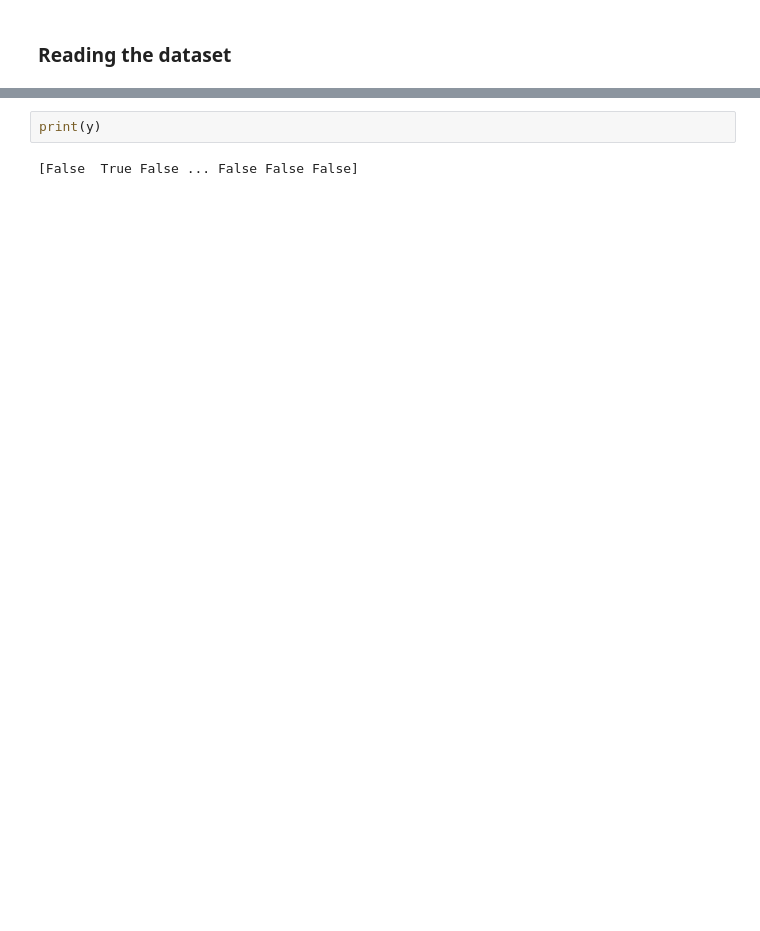
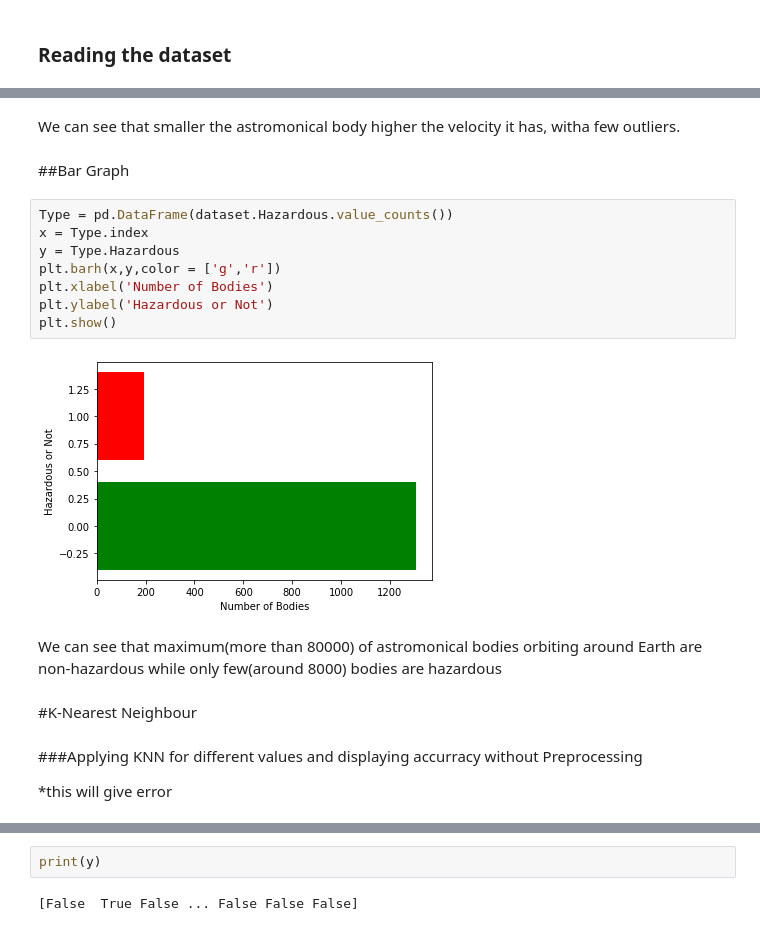
Before and after one commit to MiitaliGupta/AstronomicalPredictionModel, a Jupyter notebook: Naive Bayes(CAC1).ipynb, the cells around one changed output, grey strips where cells are left out. Saved outputs shown, nothing was run; the diff lists cells and outputs as text; blank space fills up the shorter version.

```diff
--- a/Naive Bayes(CAC1).ipynb
+++ b/Naive Bayes(CAC1).ipynb
@@ -50,0 +43,22 @@ memory usage: 2.9+ MB
+# %% [markdown]
+We can see that smaller the astromonical body higher the velocity it has, witha few outliers.
+# %% [markdown]
+##Bar Graph
+# %%
+Type = pd.DataFrame(dataset.Hazardous.value_counts())
+x = Type.index
+y = Type.Hazardous
+plt.barh(x,y,color = ['g','r'])
+plt.xlabel('Number of Bodies')
+plt.ylabel('Hazardous or Not')
+plt.show()
+# %% [output]
+[figure, added]
+# %% [markdown]
+We can see that maximum(more than 80000) of astromonical bodies orbiting around Earth are non-hazardous while only few(around 8000) bodies are hazardous
+# %% [markdown]
+#K-Nearest Neighbour
+# %% [markdown]
+###Applying KNN for different values and displaying accurracy without Preprocessing
+
+*this will give error
```
Also changed, not shown: parts of 58 cells of this notebook.
